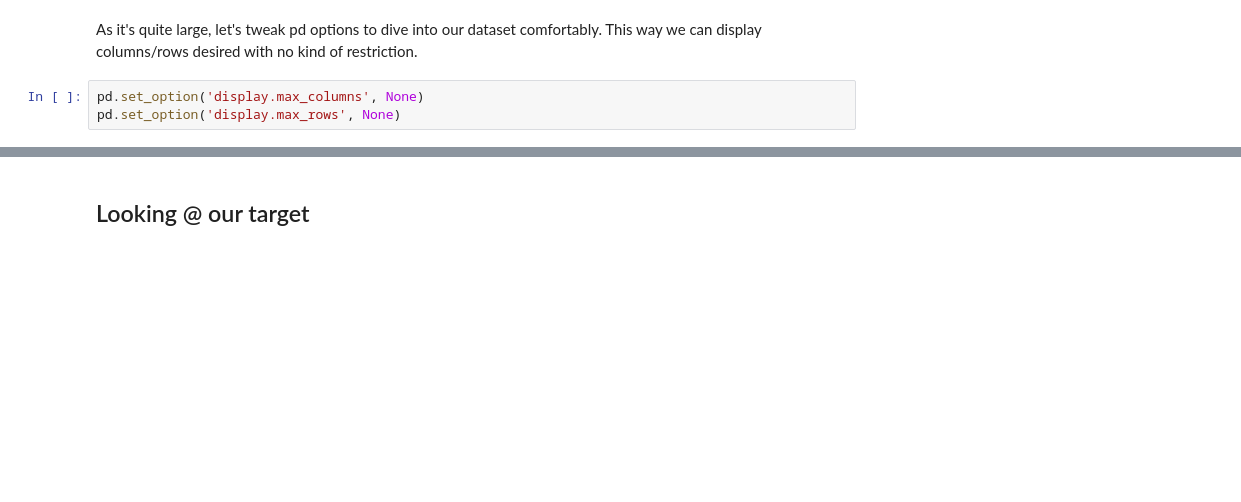
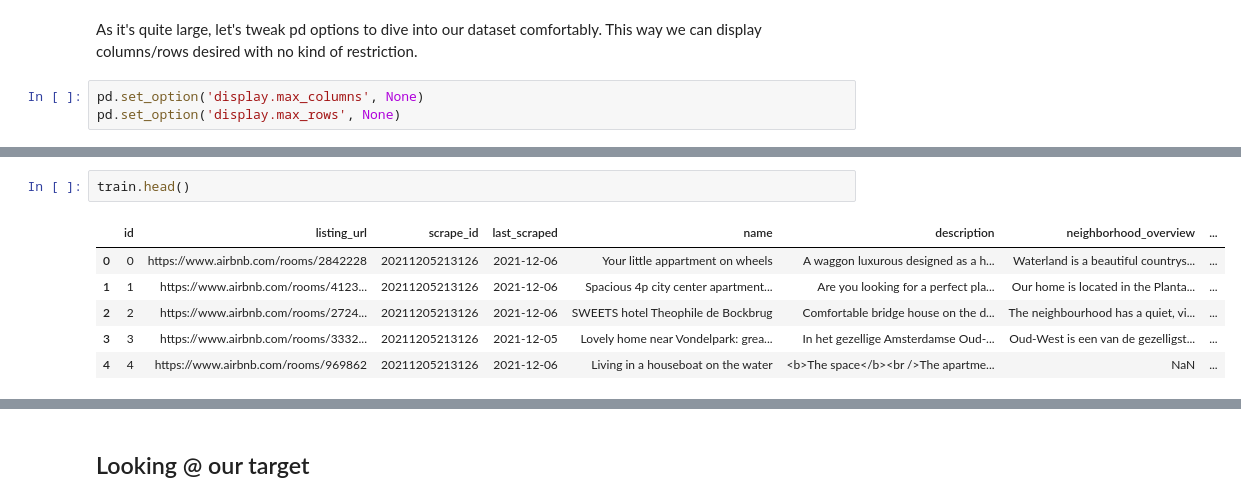
Before and after one commit to VictorPablo12/ML_kaggle_competition, a Jupyter notebook: LIMPIO.ipynb, the cells around one changed output, grey strips where cells are left out. Drawn from its saved outputs; the diff is of its cells as text; blank space fills up the shorter version.

```diff
--- a/LIMPIO.ipynb
+++ b/LIMPIO.ipynb
@@ -29,0 +82,9 @@ pd.set_option('display.max_rows', None)
+# %%
+train.head()
+# %% [output]
+|  | id | listing_url | scrape_id | last_scraped | name | description | neighborhood_overview | ... |
+| 0 | 0 | https://www.airbnb.com/rooms/2842228 | 20211205213126 | 2021-12-06 | Your little appartment on wheels | A waggon luxurous designed as a h... | Waterland is a beautiful countrys... | ... |
+| 1 | 1 | https://www.airbnb.com/rooms/4123... | 20211205213126 | 2021-12-06 | Spacious 4p city center apartment... | Are you looking for a perfect pla... | Our home is located in the Planta... | ... |
+| 2 | 2 | https://www.airbnb.com/rooms/2724... | 20211205213126 | 2021-12-06 | SWEETS hotel Theophile de Bockbrug | Comfortable bridge house on the d... | The neighbourhood has a quiet, vi... | ... |
+| 3 | 3 | https://www.airbnb.com/rooms/3332... | 20211205213126 | 2021-12-05 | Lovely home near Vondelpark: grea... | In het gezellige Amsterdamse Oud-... | Oud-West is een van de gezelligst... | ... |
+| 4 | 4 | https://www.airbnb.com/rooms/969862 | 20211205213126 | 2021-12-06 | Living in a houseboat on the water | <b>The space</b><br />The apartme... | NaN | ... |
```
Also changed, not shown: parts of 58 cells of this notebook, 1 other file.
